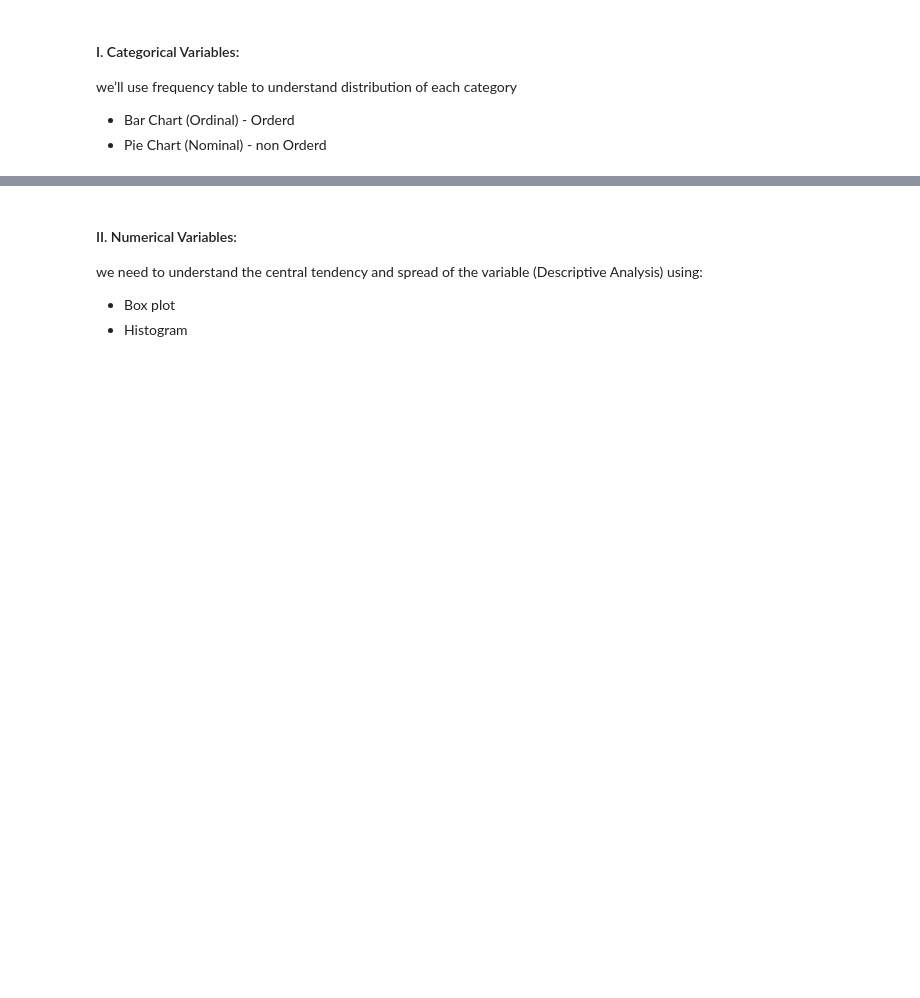
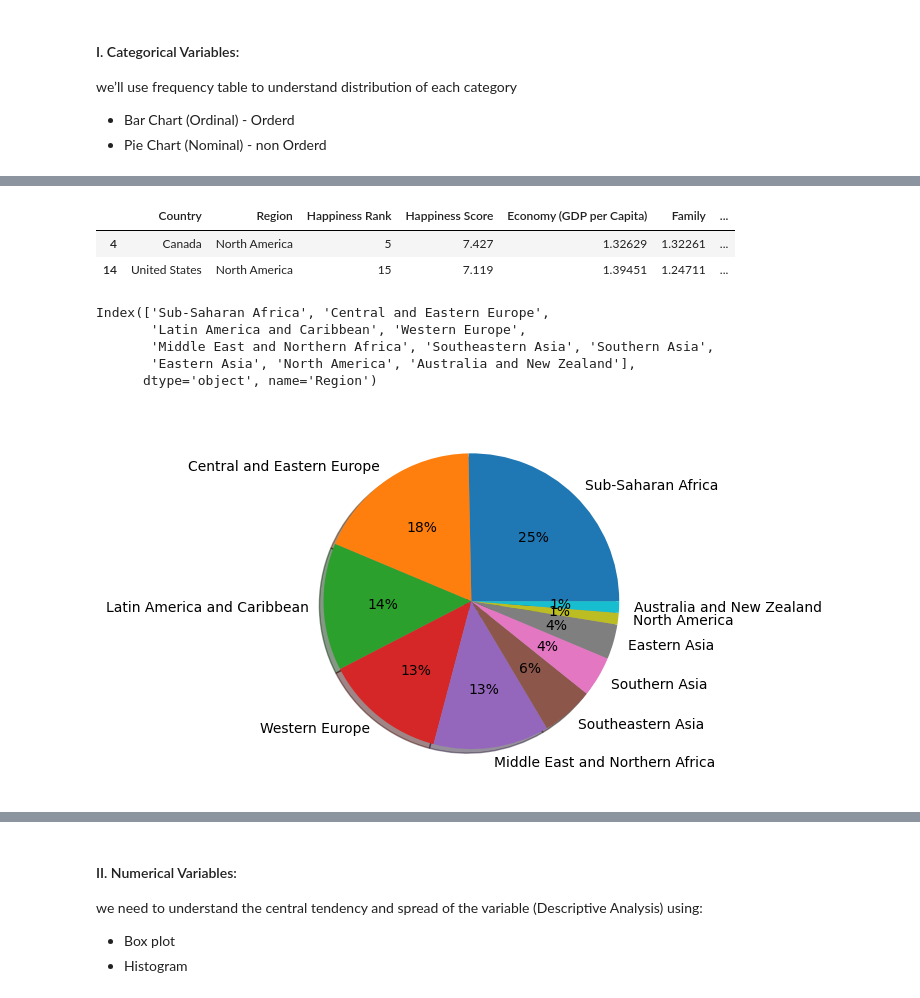
Before and after one commit to Tuwaiq-DS-ML-bootcamp-V-9/Usecase-2, a Jupyter notebook: EDA explain template_MeshalAlsanari.ipynb, the cells around one changed output, grey strips where cells are left out. Saved outputs shown, nothing was run; the diff lists cells and outputs as text; code cells hidden in the pictures; blank space fills up the shorter version.

```diff
--- a/EDA explain template_MeshalAlsanari.ipynb
+++ b/EDA explain template_MeshalAlsanari.ipynb
@@ -1072,0 +1113,3 @@ we’ll use frequency table to understand distribution of each category
+# %%
+Region_count = Happyness_2015["Region"].value_counts()
+Region_count
@@ -1072,0 +1129,26 @@ we’ll use frequency table to understand distribution of each category
+# %%
+Happyness_2015[Happyness_2015["Region"] == "North America"]
+# %% [output]
+|  | Country | Region | Happiness Rank | Happiness Score | Economy (GDP per Capita) | Family | ... |
+| 4 | Canada | North America | 5 | 7.427 | 1.32629 | 1.32261 | ... |
+| 14 | United States | North America | 15 | 7.119 | 1.39451 | 1.24711 | ... |
+# %%
+Region_count.index
+# %% [output]
+Index(['Sub-Saharan Africa', 'Central and Eastern Europe',
+       'Latin America and Caribbean', 'Western Europe',
+       'Middle East and Northern Africa', 'Southeastern Asia', 'Southern Asia',
+       'Eastern Asia', 'North America', 'Australia and New Zealand'],
+      dtype='object', name='Region')
+# %%
+#pie chart for Region that are in our data and the disturbution of it.
+plt.pie(x=Region_count.values,
+        labels=Region_count.index,
+        autopct='%1.0f%%',
+        #startangle=45,
+        shadow=True,
+        #explode = [0.3,0.2]
+       )
+plt.show()
+# %% [output]
+[figure, added]
```
Also changed, not shown: parts of 46 cells of this notebook, 5 other files.
